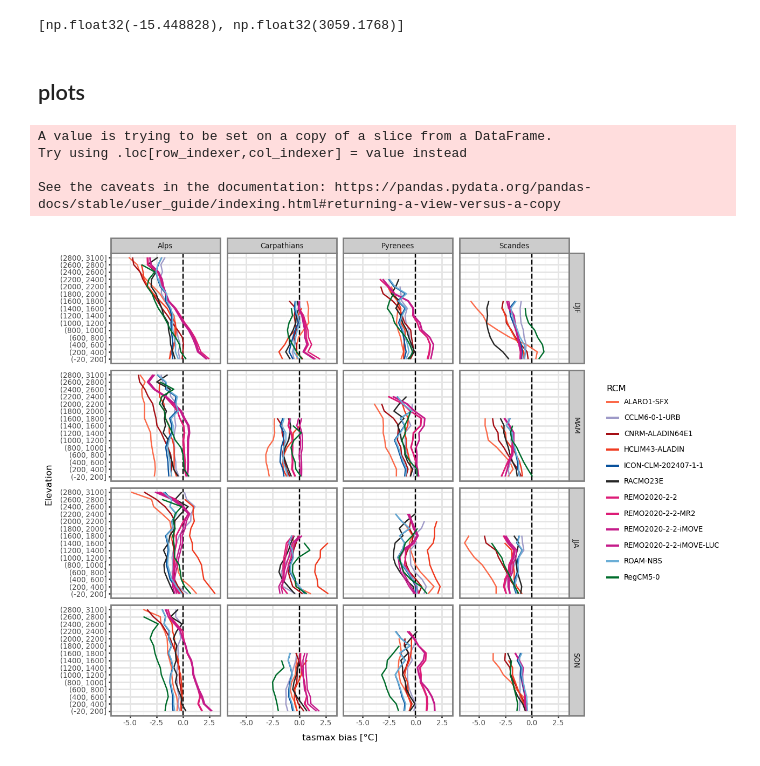
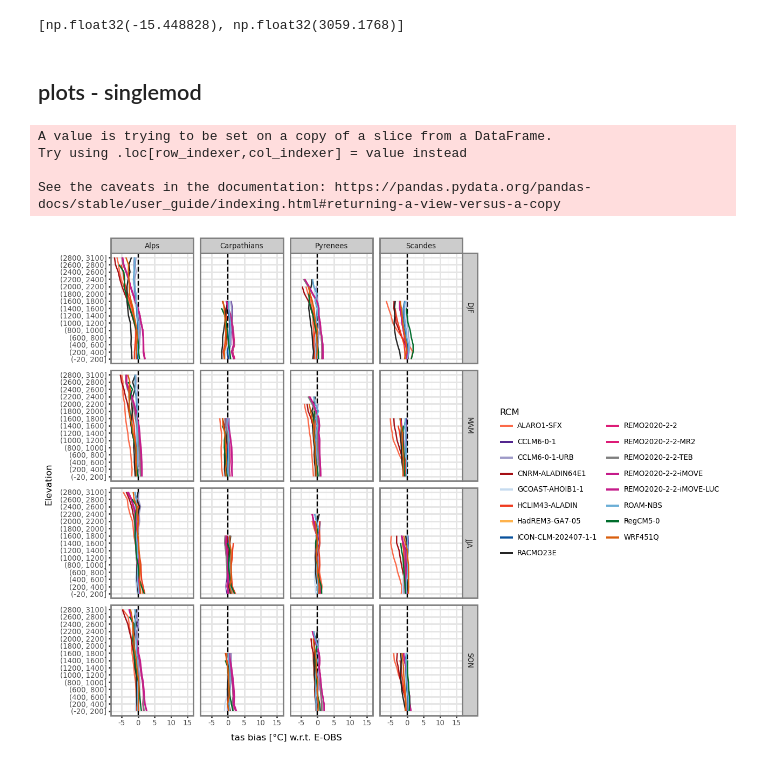
Before and after one commit to euro-cordex/mountains-elevdep-evaluation, a Jupyter notebook: notebooks/plot-03-elevdep.ipynb, the cells around one changed output. Drawn from its saved outputs; the diff is of its cells as text; code cells hidden in the pictures.

```diff
--- a/notebooks/plot-03-elevdep.ipynb
+++ b/notebooks/plot-03-elevdep.ipynb
@@ -22,9 +20,11 @@ ERROR 1: PROJ: proj_create_from_database: Open of /mnt/CORDEX_CMIP6_tmp/user_tmp
 # %% [markdown]
 ## settings and data-prep
 # %%
-variable = "tasmax"
+ref_data = "eobs"
+variable = "tas"
 elev_bins = 200
 
+path_csv = os.path.abspath(os.path.join(os.getcwd(), "..", "intermediate-results/csv"))
 path_fig = os.path.abspath(os.path.join(os.getcwd(), "..", "fig/elevdep"))
 os.makedirs(path_fig, exist_ok=True)
 # %%
@@ -33,7 +33,7 @@ regions = regionmask.Regions.from_geodataframe(gpd_regions)
 # %%
 eur_colors = pd.read_csv("eurocordex_models.csv")
 # %%
-xds = xr.open_dataset("../intermediate-results/" + variable + "_CMIP6_1991-2020_spatial_bias.nc")
+xds = xr.open_dataset("../intermediate-results/" + ref_data + "_" + variable + "_CMIP6_1991-2020_spatial_bias.nc")
 df = xds.to_dataframe().reset_index()
 # %%
 mask = regions.mask_3D(xds["lon"], xds["lat"], drop=False)
@@ -53,6 +52,10 @@ df_regions_orog = pd.merge(df_regions, df_orog2)
 [df_regions_orog["orog"].min(), df_regions_orog["orog"].max()]
 # %% [output]
 [np.float32(-15.448828), np.float32(3059.1768)]
+# %%
+# weird units of orog? mm?
+if df_regions_orog["orog"].max() > 10000:
+    df_regions_orog["orog"] = df_regions_orog["orog"] / 1000
 # %%
 elev_breaks = [-20, *list(range(elev_bins, 3100-elev_bins, elev_bins)), 3100]
 # %%
@@ -66,7 +69,7 @@ df_elevdep = df_regions_orog.groupby(
     as_index=False
 )[variable].mean()
 # %% [markdown]
-## plots
+## plots - singlemod
 # %%
 df_plot = df_elevdep.dropna()
 df_plot["season_cat"] = pd.Categorical(
@@ -93,28 +96,33 @@ criterion = eur_colors["model"].map(lambda x: x in df_plot["dset_id"].unique())
 eur_colors2 = eur_colors[criterion]
 col_dict = dict(zip(eur_colors2["model"], eur_colors2["color"]))
 # %%
+if ref_data == "eobs":
+    lbl_ref = "E-OBS"
+elif ref_data == "cerra":
+    lbl_ref = "CERRA"
+
 if variable == "pr":
-    xl = variable + " bias [%]"
+    xl = variable + " bias [%] w.r.t. " + lbl_ref
 else:
-    xl = variable + " bias [°C]"
+    xl = variable + " bias [°C] w.r.t. " + lbl_ref
 # %%
 gg = (
-    ggplot(df_plot, aes("tasmax", "elev_grp", colour="dset_id"))
+    ggplot(df_plot, aes(variable, "elev_grp", colour="dset_id"))
     # + geom_point()
     + geom_vline(xintercept = 0, linetype="dashed")
     + geom_path(aes(group="dset_id"))
     + facet_grid("season_cat ~ names")
     + scale_color_manual(values=col_dict,name="RCM")
     + p9.theme_bw(6)
     + xlab(xl)
     + ylab("Elevation")
 )
 
 gg.show()
-filepath_save = f"{path_fig}/{variable}_single-model.png"
+filepath_save = f"{path_fig}/singlemod_{ref_data}_{variable}.png"
 gg.save(filepath_save, width=8, height=6, dpi=300, verbose=False)
 # %% [output]
-[figure, old version]
+[figure, new version]
 # %%
 # (
 #     ggplot(df1[df1["region"]==0], aes("rlon","rlat",fill="tas"))
```
Also changed, not shown: parts of 5 cells of this notebook, 6 other files.
